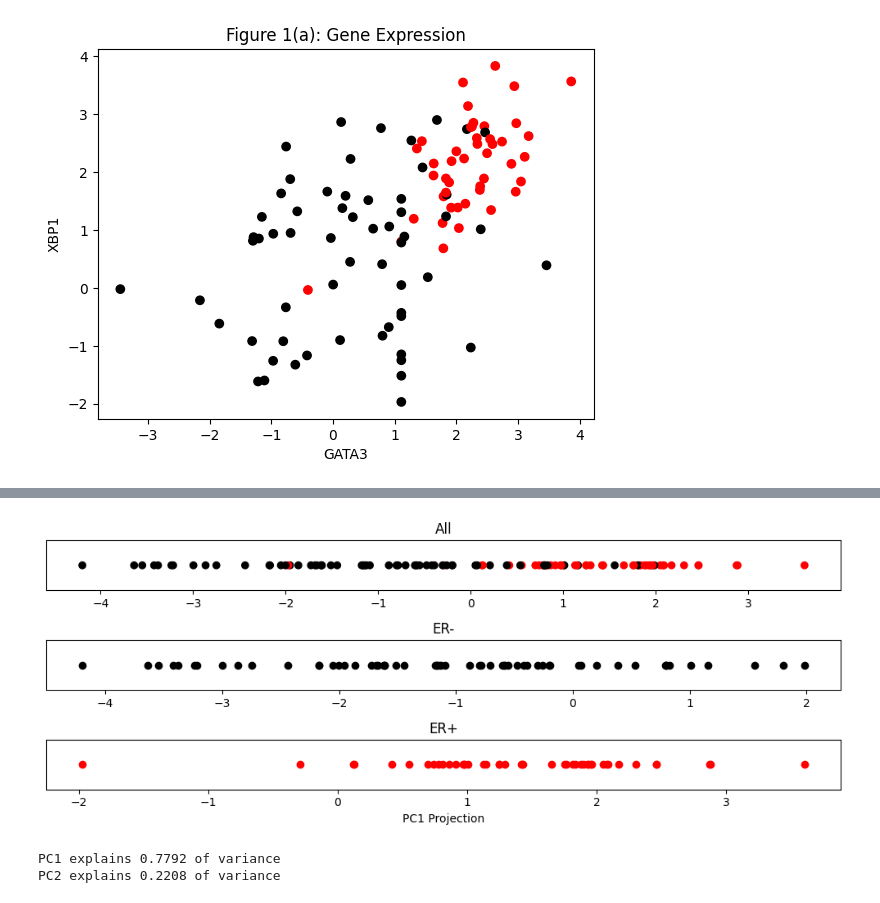
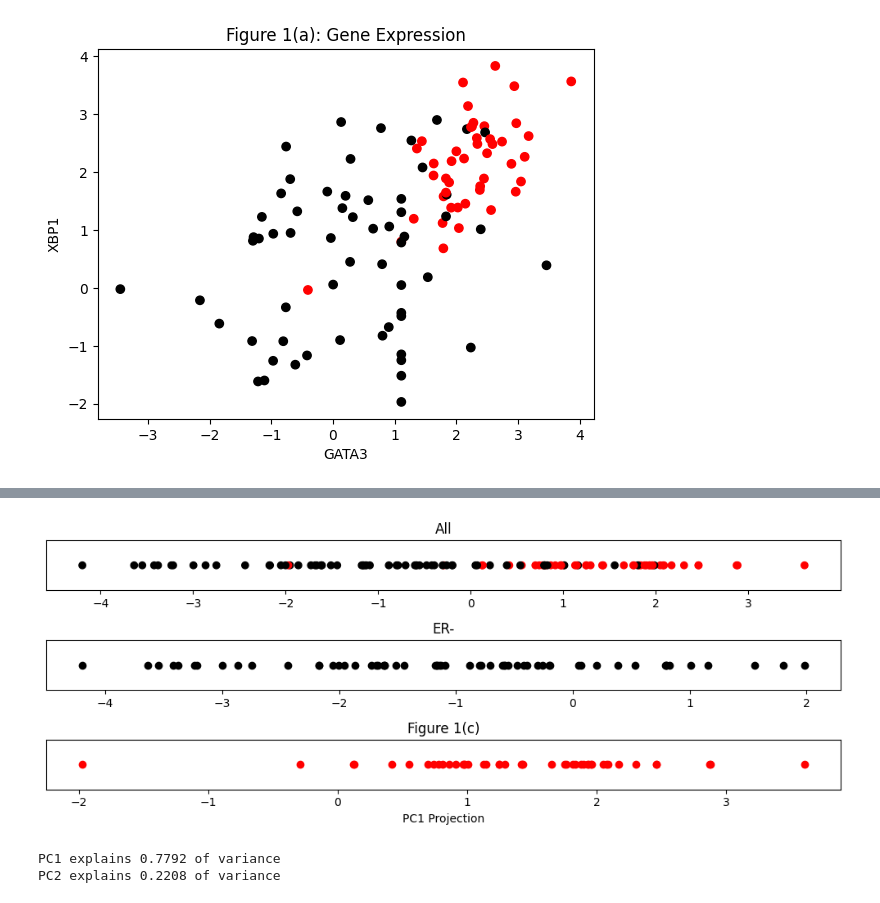
Before and after one commit to Kiranmai-Guddanti/BEE-102-Spring-2025-Assignment, a Jupyter notebook: 06_PCA_Analysis.ipynb, the cells around one changed output, grey strips where cells are left out. Cells and saved outputs as stored; diff of their text form; code cells hidden in the pictures.

```diff
--- a/06_PCA_Analysis.ipynb
+++ b/06_PCA_Analysis.ipynb
@@ -196,33 +196,34 @@ plt.show()
 # Figure 1c: Projected samples on PC1
 
 plt.figure(figsize=(10, 4))
 
 # Subplot: All samples
 plt.subplot(3, 1, 1)
 plt.scatter(proj_pc1, np.zeros_like(proj_pc1), c=color_map)
 plt.yticks([]); plt.title('All')
 
 # Subplot: ER- samples
 plt.subplot(3, 1, 2)
 plt.scatter(proj_pc1[labels == 0], np.zeros_like(proj_pc1[labels == 0]), c='black')
 plt.yticks([]); plt.title('ER-')
 
 # Subplot: ER+ samples
 plt.subplot(3, 1, 3)
 plt.scatter(proj_pc1[labels == 1], np.zeros_like(proj_pc1[labels == 1]), c='red')
 plt.yticks([]); plt.title('ER+')
 plt.xlabel('PC1 Projection')
+plt.title('Figure 1(c)')
 
 plt.tight_layout()
 plt.savefig('fig1c.png')
 plt.show()
 
 
 var_explained_pc1 = eigvals[0] / np.sum(eigvals)
 var_explained_pc2 = eigvals[1] / np.sum(eigvals)
 print(f"PC1 explains {var_explained_pc1:.4f} of variance")
 print(f"PC2 explains {var_explained_pc2:.4f} of variance")
 # %% [output]
-[figure, old version]
+[figure, new version]
 PC1 explains 0.7792 of variance
 PC2 explains 0.2208 of variance
```
Also changed, not shown: parts of 1 cell of this notebook.
